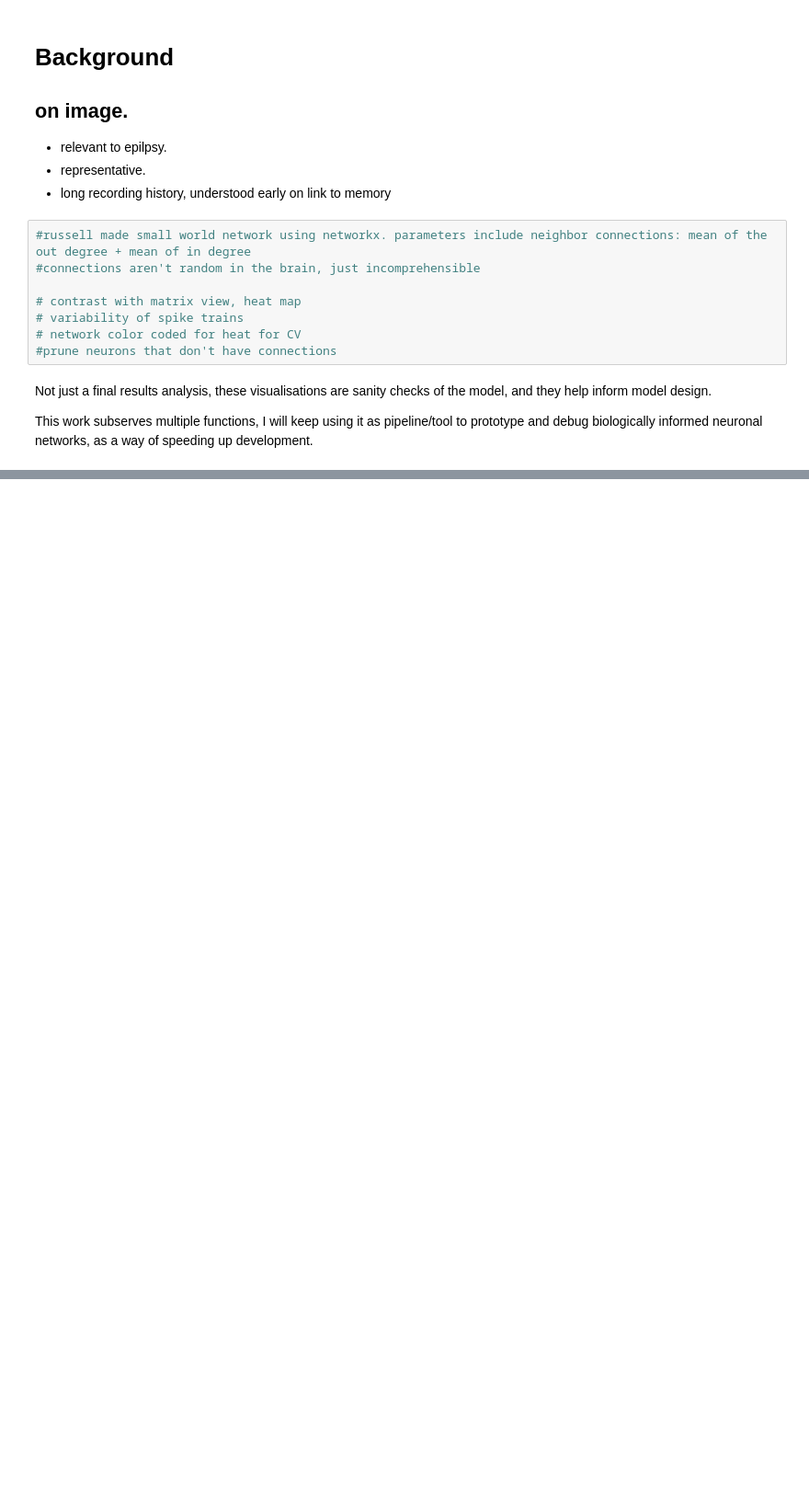
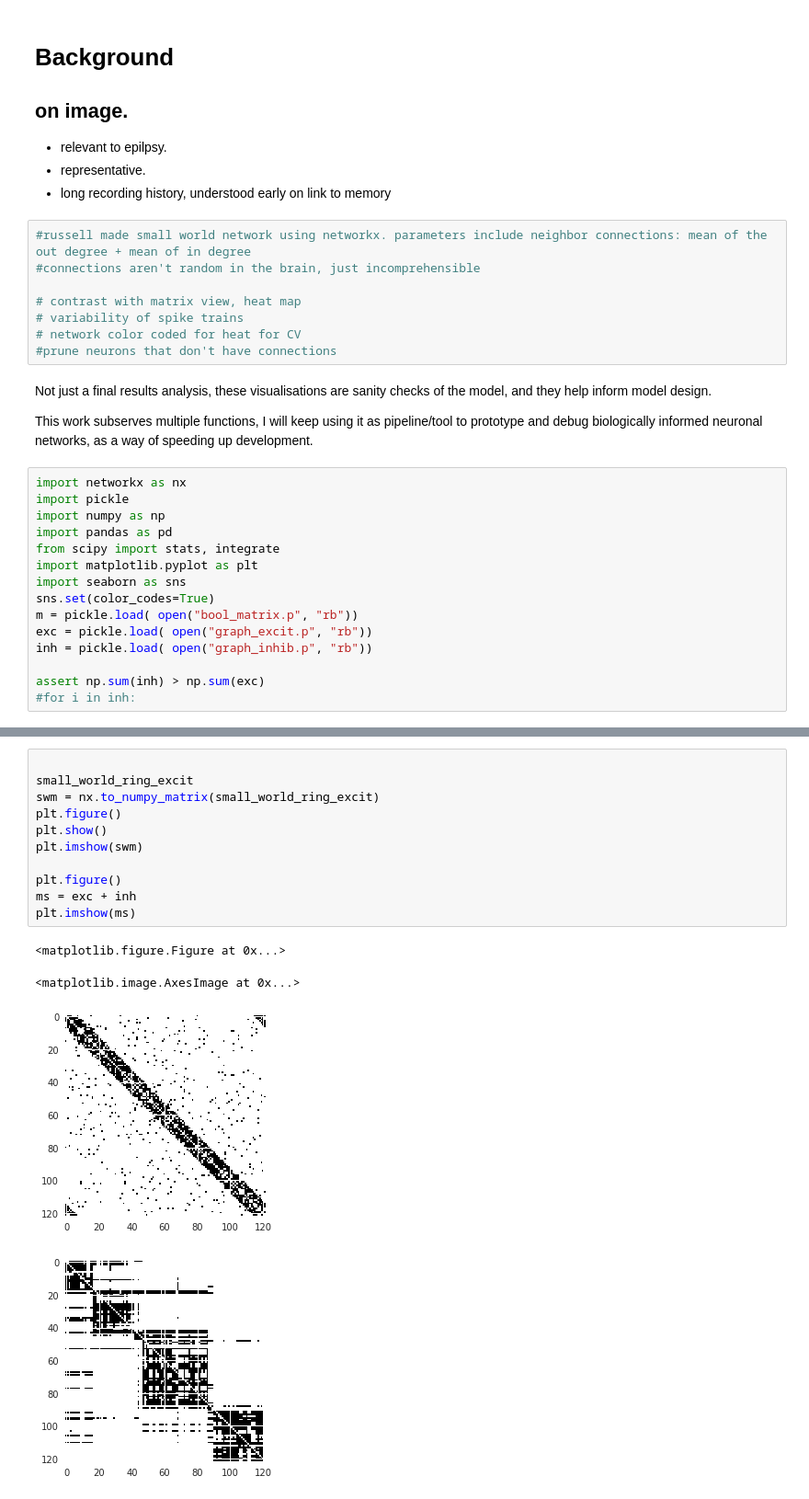
Before and after one commit to russelljjarvis/SpinnakerHippocampus, a Jupyter notebook: RichClubPresentation.ipynb, the cells around one changed output, grey strips where cells are left out. Shown at 92% size. Cells and saved outputs as stored; diff of their text form; blank space fills up the shorter version.

Commit message:
merged the two visualisation NB's

```diff
--- a/RichClubPresentation.ipynb
+++ b/RichClubPresentation.ipynb
@@ -33,3 +33,18 @@ IPython.display.Image("CajalHippocampus.png")
 Not just a final results analysis, these visualisations are sanity checks of the model, and they help inform model design.
 
 This work subserves multiple functions, I will keep using it as pipeline/tool to prototype and debug biologically informed neuronal networks, as a way of speeding up development.
+# %%
+import networkx as nx
+import pickle
+import numpy as np
+import pandas as pd
+from scipy import stats, integrate
+import matplotlib.pyplot as plt
+import seaborn as sns
+sns.set(color_codes=True)
+m = pickle.load( open("bool_matrix.p", "rb"))
+exc = pickle.load( open("graph_excit.p", "rb"))
+inh = pickle.load( open("graph_inhib.p", "rb"))
+
+assert np.sum(inh) > np.sum(exc)
+#for i in inh:
@@ -35,0 +95,16 @@ This work subserves multiple functions, I will keep using it as pipeline/tool to
+# %%
+
+small_world_ring_excit
+swm = nx.to_numpy_matrix(small_world_ring_excit)
+plt.figure()
+plt.show()
+plt.imshow(swm)
+
+plt.figure()
+ms = exc + inh
+plt.imshow(ms)
+# %% [output]
+<matplotlib.figure.Figure at 0x...>
+<matplotlib.image.AxesImage at 0x...>
+[figure, added]
+[figure, added]
```
Also changed, not shown: parts of 10 cells of this notebook, 1 other file.
